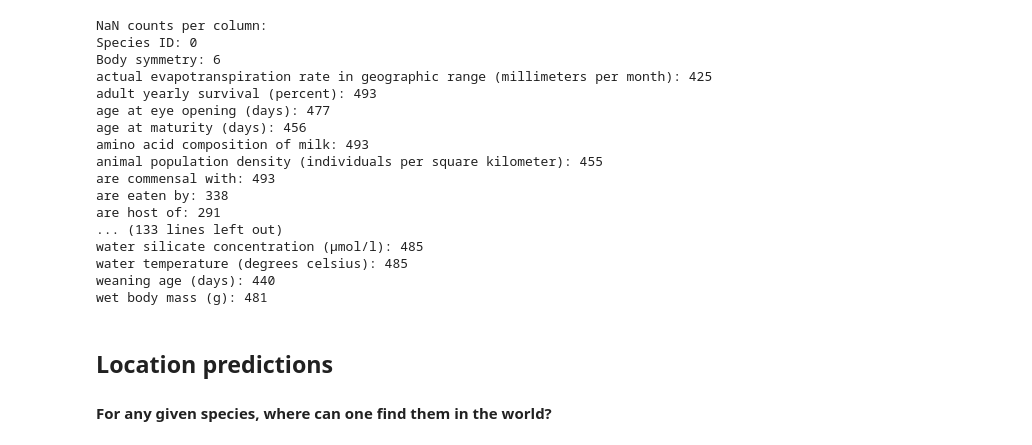
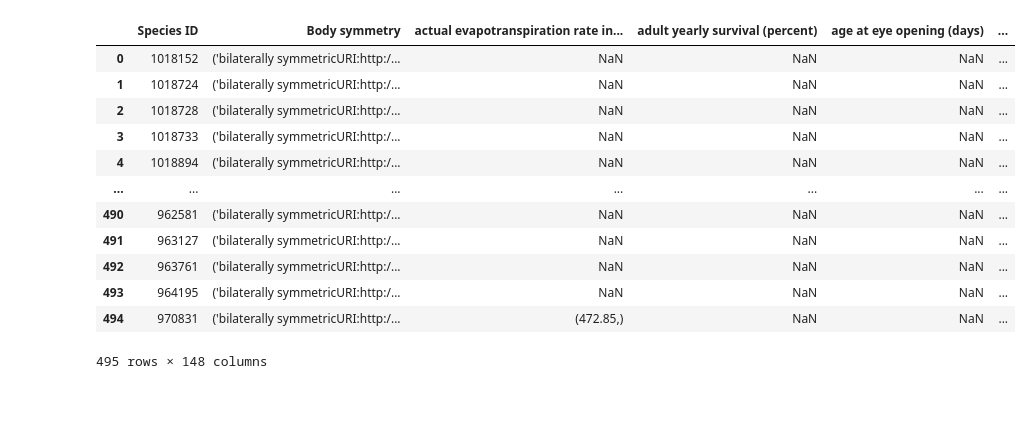
Before and after one commit to annitziak/biodiversity_analysis, a Jupyter notebook: location predictions.ipynb, the cells around one changed output. Drawn from its saved outputs; the diff is of its cells as text; code cells hidden in the pictures; blank space fills up the shorter version.

Commit message:
Code for final df with new locations

```diff
--- a/location predictions.ipynb
+++ b/location predictions.ipynb
@@ -71,29 +15,0 @@ data_test.head()
-# %%
-traits = pd.read_csv("Data/species/traits.csv")
-
-# Calculate and display the count of NaN values for each column
-na_counts = traits.isna().sum()
-print("\nNaN counts per column:")
-for col, na_count in na_counts.items():
-    print(f"{col}: {na_count}")
-# %% [output]
-NaN counts per column:
-Species ID: 0
-Body symmetry: 6
-actual evapotranspiration rate in geographic range (millimeters per month): 425
-adult yearly survival (percent): 493
-age at eye opening (days): 477
-age at maturity (days): 456
-amino acid composition of milk: 493
-animal population density (individuals per square kilometer): 455
-are commensal with: 493
-are eaten by: 338
-are host of: 291
-... (133 lines left out)
-water silicate concentration (µmol/l): 485
-water temperature (degrees celsius): 485
-weaning age (days): 440
-wet body mass (g): 481
-# %% [markdown]
-## Location predictions
-#### For any given species, where can one find them in the world?
@@ -99,0 +21,16 @@ wet body mass (g): 481
+# %%
+taxonomy
+# %% [output]
+|  | Species ID | Body symmetry | actual evapotranspiration rate in... | adult yearly survival (percent) | age at eye opening (days) | ... |
+| 0 | 1018152 | ('bilaterally symmetricURI:http:/... | NaN | NaN | NaN | ... |
+| 1 | 1018724 | ('bilaterally symmetricURI:http:/... | NaN | NaN | NaN | ... |
+| 2 | 1018728 | ('bilaterally symmetricURI:http:/... | NaN | NaN | NaN | ... |
+| 3 | 1018733 | ('bilaterally symmetricURI:http:/... | NaN | NaN | NaN | ... |
+| 4 | 1018894 | ('bilaterally symmetricURI:http:/... | NaN | NaN | NaN | ... |
+| ... | ... | ... | ... | ... | ... | ... |
+| 490 | 962581 | ('bilaterally symmetricURI:http:/... | NaN | NaN | NaN | ... |
+| 491 | 963127 | ('bilaterally symmetricURI:http:/... | NaN | NaN | NaN | ... |
+| 492 | 963761 | ('bilaterally symmetricURI:http:/... | NaN | NaN | NaN | ... |
+| 493 | 964195 | ('bilaterally symmetricURI:http:/... | NaN | NaN | NaN | ... |
+| 494 | 970831 | ('bilaterally symmetricURI:http:/... | (472.85,) | NaN | NaN | ... |
+495 rows × 148 columns
```
Also changed, not shown: parts of 19 cells of this notebook, 1 other file.
